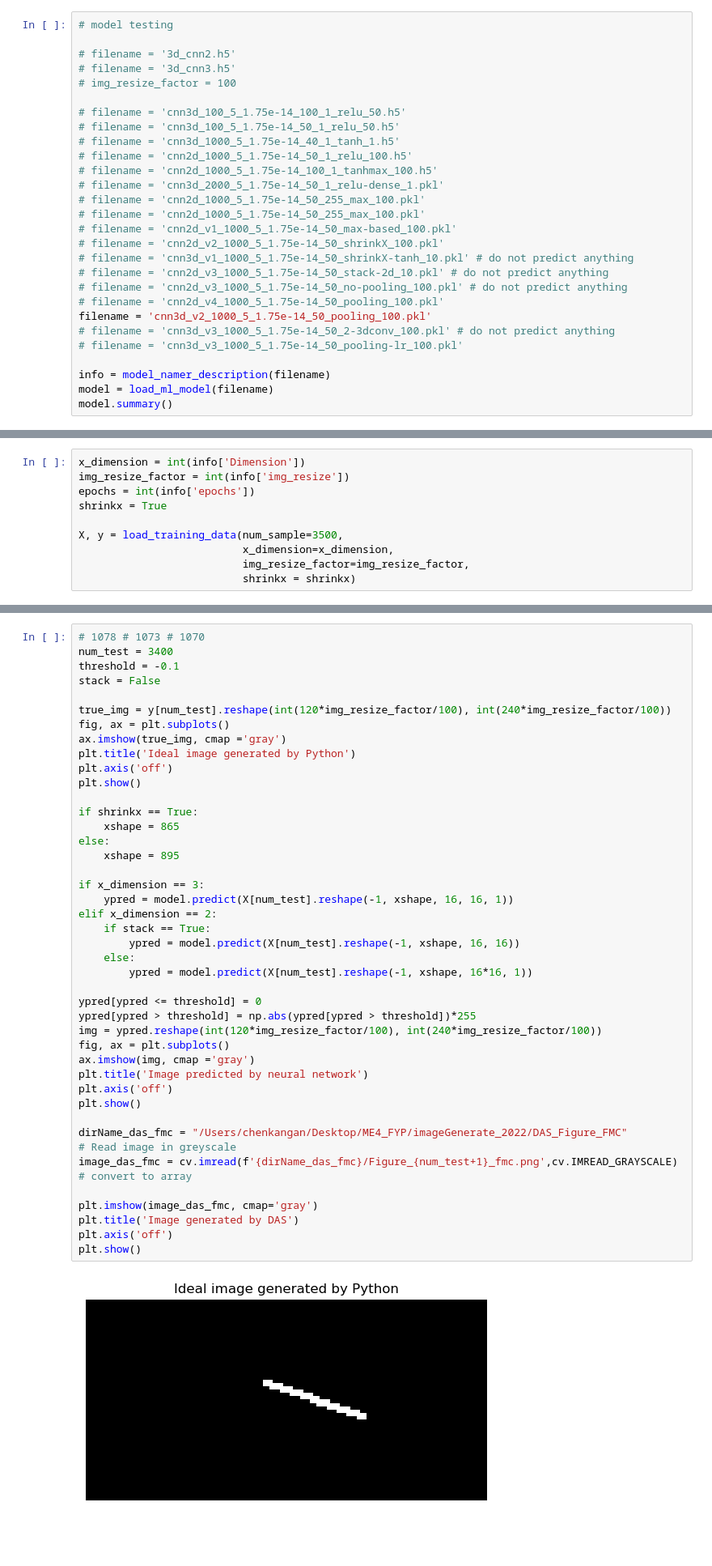
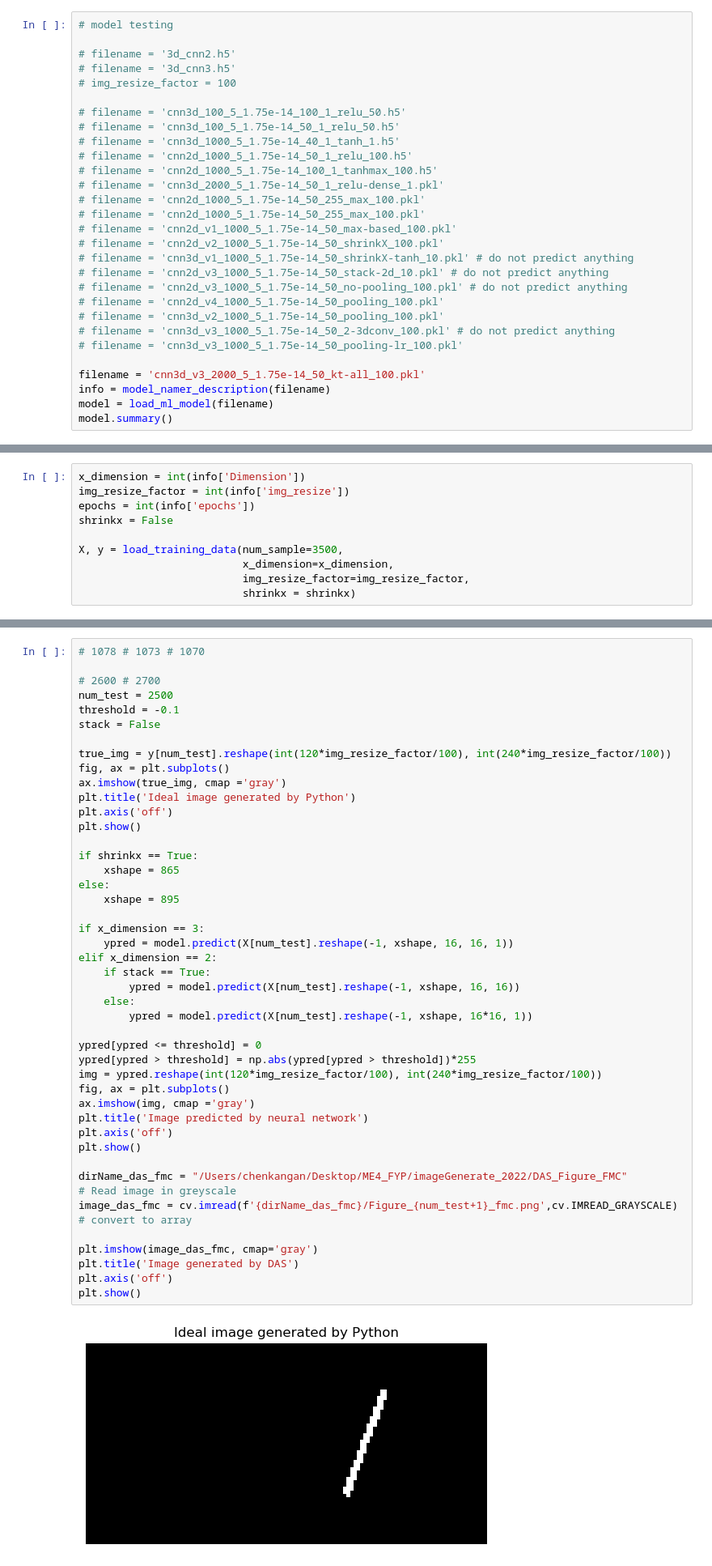
Before and after one commit to MC-Kangan/FYP_Ultrasound_Imaging_ML, a Jupyter notebook: Model_tester.ipynb, the cells around one changed output, grey strips where cells are left out. Shown: that part at 81% size. Cells and saved outputs as stored; diff of their text form; blank space fills up the shorter version.

```diff
--- a/Model_tester.ipynb
+++ b/Model_tester.ipynb
@@ -39,10 +40,11 @@ tf.config.experimental.list_physical_devices()
 # filename = 'cnn2d_v3_1000_5_1.75e-14_50_stack-2d_10.pkl' # do not predict anything
 # filename = 'cnn2d_v3_1000_5_1.75e-14_50_no-pooling_100.pkl' # do not predict anything
 # filename = 'cnn2d_v4_1000_5_1.75e-14_50_pooling_100.pkl'
-filename = 'cnn3d_v2_1000_5_1.75e-14_50_pooling_100.pkl'
+# filename = 'cnn3d_v2_1000_5_1.75e-14_50_pooling_100.pkl'
 # filename = 'cnn3d_v3_1000_5_1.75e-14_50_2-3dconv_100.pkl' # do not predict anything
 # filename = 'cnn3d_v3_1000_5_1.75e-14_50_pooling-lr_100.pkl'
 
+filename = 'cnn3d_v3_2000_5_1.75e-14_50_kt-all_100.pkl'
 info = model_namer_description(filename)
 model = load_ml_model(filename)
 model.summary()
@@ -90,7 +70,7 @@ _________________________________________________________________
 x_dimension = int(info['Dimension'])
 img_resize_factor = int(info['img_resize'])
 epochs = int(info['epochs'])
-shrinkx = True
+shrinkx = False
 
 X, y = load_training_data(num_sample=3500,
                           x_dimension=x_dimension,
@@ -102,6 +82,8 @@ The shape of X after shrinking is (3500, 865, 16, 16, 1)
 # %%
 # 1078 # 1073 # 1070
-num_test = 3400
+
+# 2600 # 2700
+num_test = 2500
 threshold = -0.1
 stack = False
 
@@ -116,31 +98,31 @@ if shrinkx == True:
     xshape = 865
 else:
     xshape = 895
 
 if x_dimension == 3:
     ypred = model.predict(X[num_test].reshape(-1, xshape, 16, 16, 1))
 elif x_dimension == 2:
     if stack == True:
         ypred = model.predict(X[num_test].reshape(-1, xshape, 16, 16))
     else:
         ypred = model.predict(X[num_test].reshape(-1, xshape, 16*16, 1))
 
 ypred[ypred <= threshold] = 0
 ypred[ypred > threshold] = np.abs(ypred[ypred > threshold])*255
 img = ypred.reshape(int(120*img_resize_factor/100), int(240*img_resize_factor/100))
 fig, ax = plt.subplots()
 ax.imshow(img, cmap ='gray')
 plt.title('Image predicted by neural network')
 plt.axis('off')
 plt.show()
 
 dirName_das_fmc = "/Users/chenkangan/Desktop/ME4_FYP/imageGenerate_2022/DAS_Figure_FMC"
 # Read image in greyscale
 image_das_fmc = cv.imread(f'{dirName_das_fmc}/Figure_{num_test+1}_fmc.png',cv.IMREAD_GRAYSCALE)  # convert to array
 
 plt.imshow(image_das_fmc, cmap='gray')
 plt.title('Image generated by DAS')
 plt.axis('off')
 plt.show()
 # %% [output]
-[figure, old version]
+[figure, new version]
```
Also changed, not shown: parts of 7 cells of this notebook, 2 other files.
